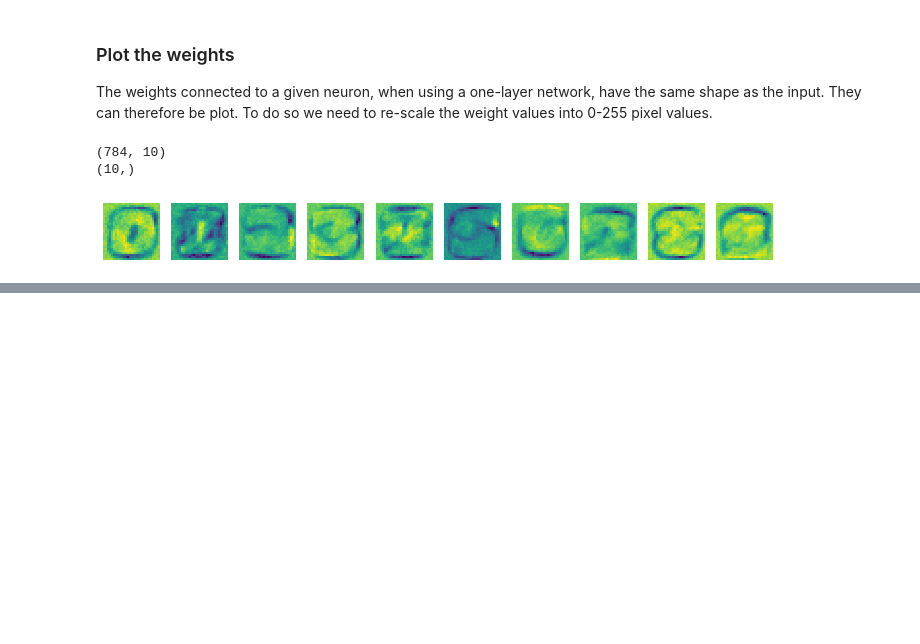
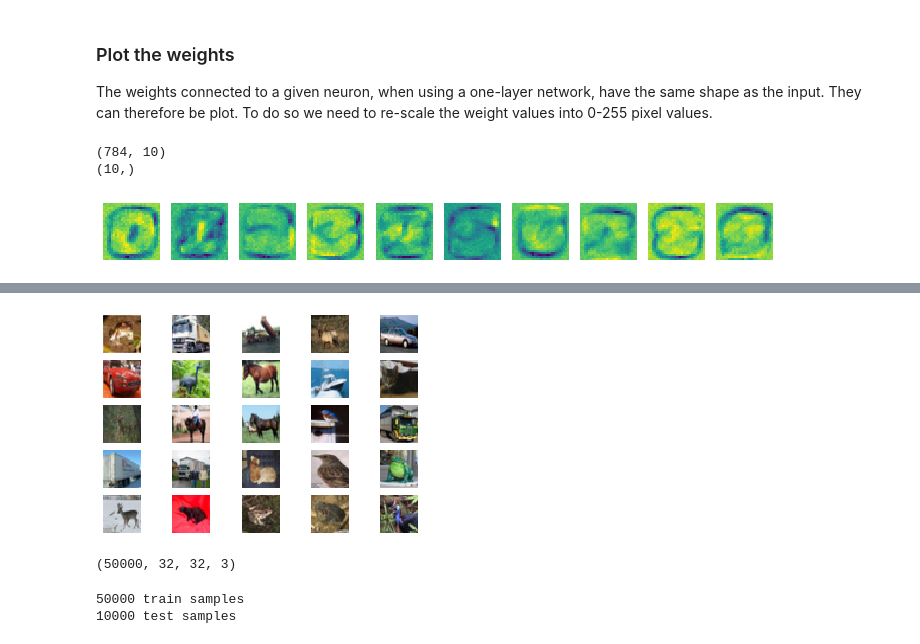
Before and after one commit to codax0r/mse-delearn, a Jupyter notebook: cre/w8-MNIST-MLP_from_raw_data.ipynb, the cells around one changed output, grey strips where cells are left out. Drawn from its saved outputs; the diff is of its cells as text; code cells hidden in the pictures; blank space fills up the shorter version.

```diff
--- a/cre/w8-MNIST-MLP_from_raw_data.ipynb
+++ b/cre/w8-MNIST-MLP_from_raw_data.ipynb
@@ -234,0 +252,22 @@ for i in range(10):
+# %%
+from tensorflow.keras.datasets import cifar10
+(X_train, y_train), (X_test, y_test) = cifar10.load_data()
+show_imgs(X_train)
+# %% [output]
+[figure, added]
+# %%
+X_train.shape
+# %% [output]
+(50000, 32, 32, 3)
+# %%
+X_train =  X_train.reshape(50000, 32*32*3) # change the shape towards (50000, 32*32*3)
+X_test =   X_test.reshape(10000, 32*32*3)  # idem (10000, 32*32*3)
+X_train =  X_train.astype('float32')       # change the type towards float32
+X_test =   X_test.astype('float32')        # idem
+X_train /= 255                             # normalize the range to be between 0.0 and 1.0
+X_test /=  255
+print(X_train.shape[0], 'train samples')
+print(X_test.shape[0], 'test samples')
+# %% [output]
+50000 train samples
+10000 test samples
```
Also changed, not shown: parts of 50 cells of this notebook, 2 other files.
